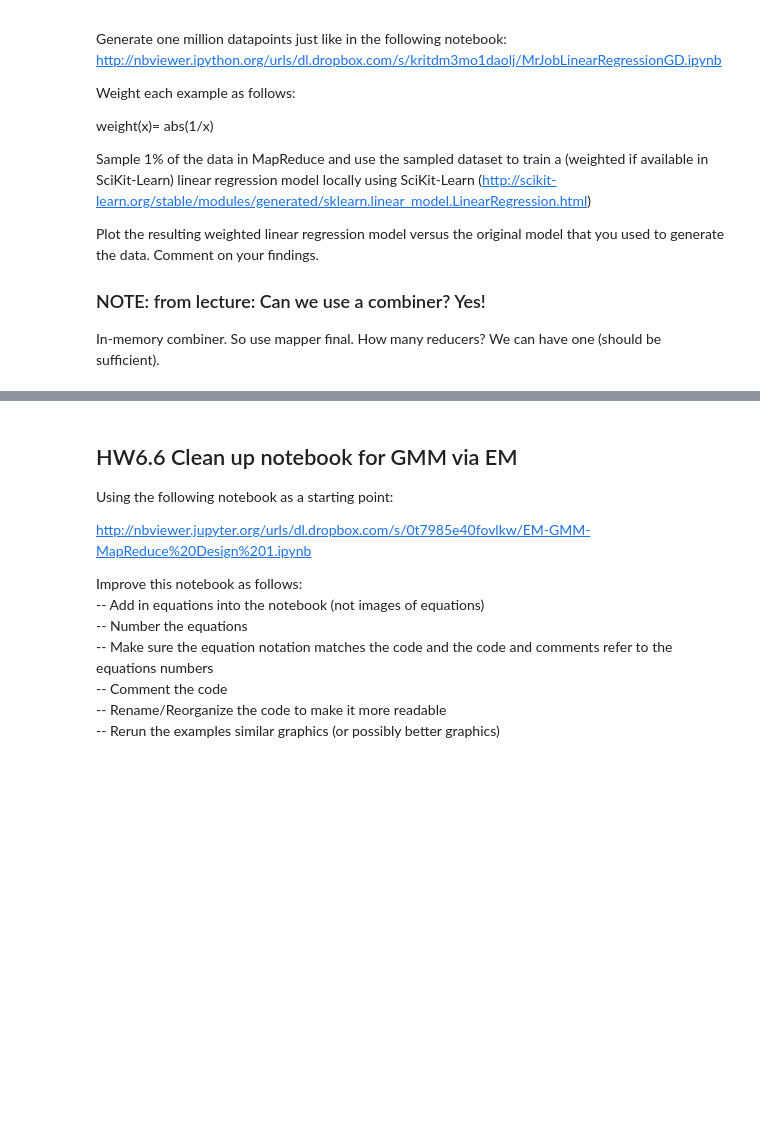
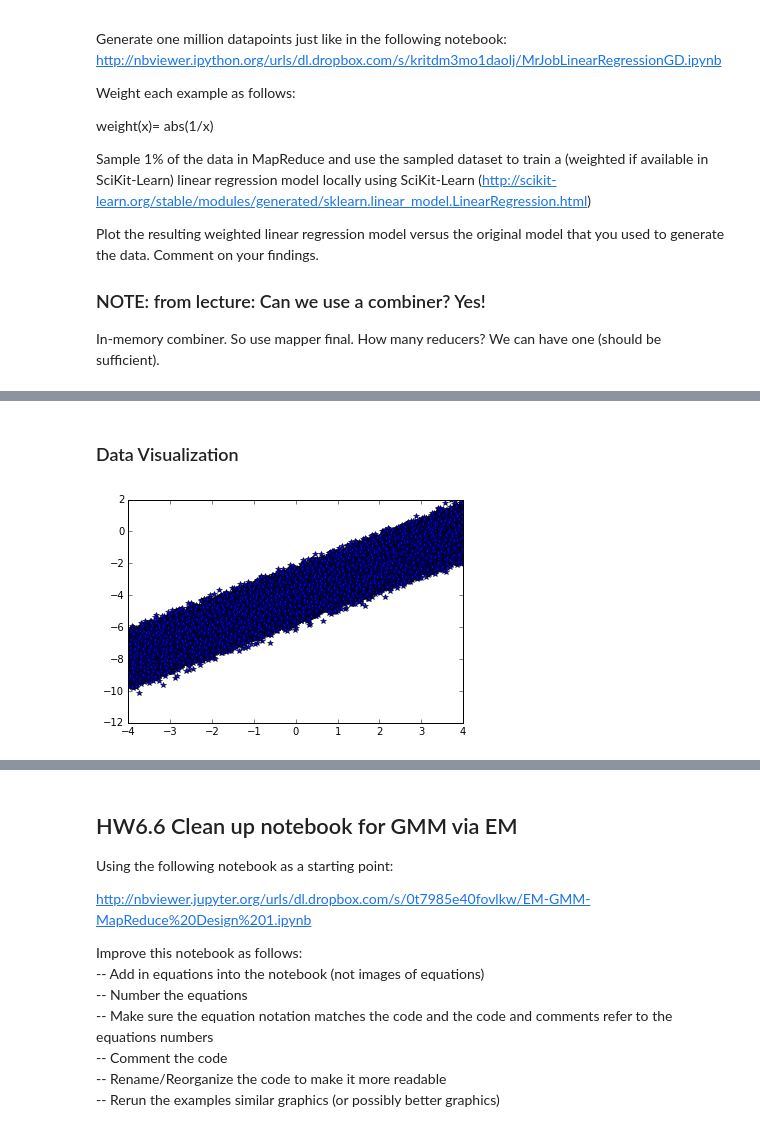
Before and after one commit to mjasek114/w261-Assignments, a Jupyter notebook: hw6/MIDS-W261-2016-HWK-Week06-Jasek.ipynb, the cells around one changed output, grey strips where cells are left out. Cells and saved outputs as stored; diff of their text form; code cells hidden in the pictures; blank space fills up the shorter version.

```diff
--- a/hw6/MIDS-W261-2016-HWK-Week06-Jasek.ipynb
+++ b/hw6/MIDS-W261-2016-HWK-Week06-Jasek.ipynb
@@ -172,0 +180,9 @@ We can have one (should be sufficient).
+# %%
+%matplotlib inline
+import numpy as np
+import pylab
+size = 1000000
+x = np.random.uniform(-4, 4, size)
+y = x * 1.0 - 4 + np.random.normal(0,0.5,size)
+data = zip(y,x)
+np.savetxt('LinearRegression.csv',data,delimiter = ",")
@@ -172,0 +194,8 @@ We can have one (should be sufficient).
+# %% [markdown]
+### Data Visualization
+# %%
+# Plot the data points
+pylab.plot(x, y,',')
+pylab.show()
+# %% [output]
+[figure, added]
```
Also changed, not shown: parts of 12 cells of this notebook.
